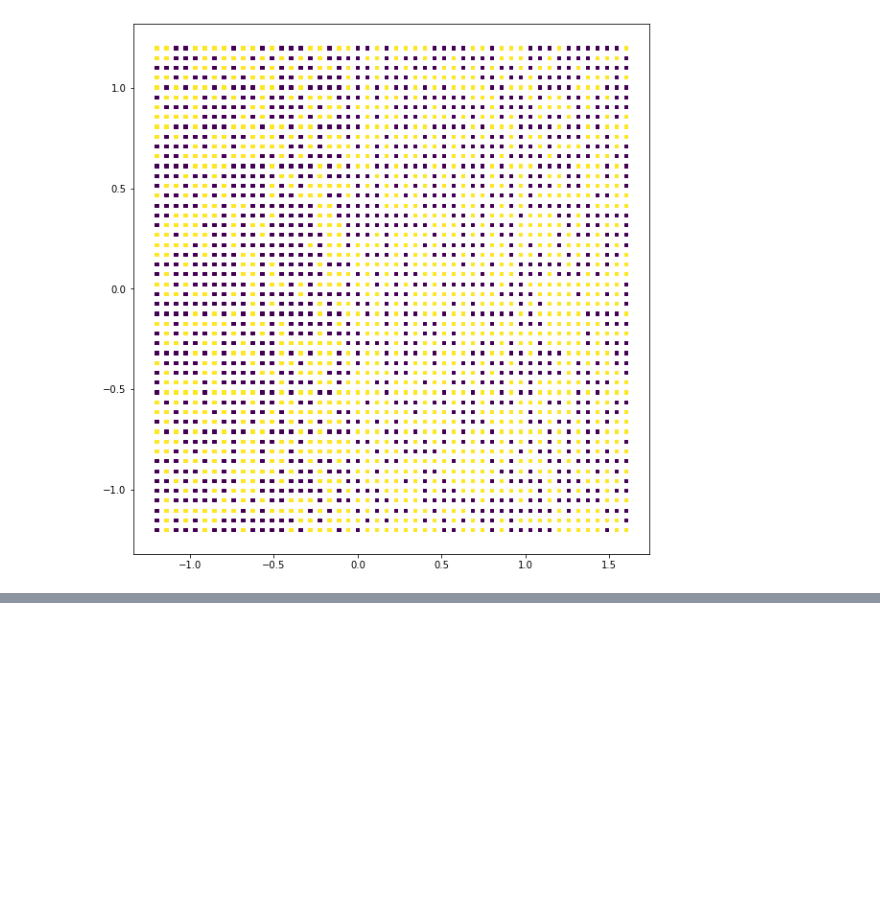
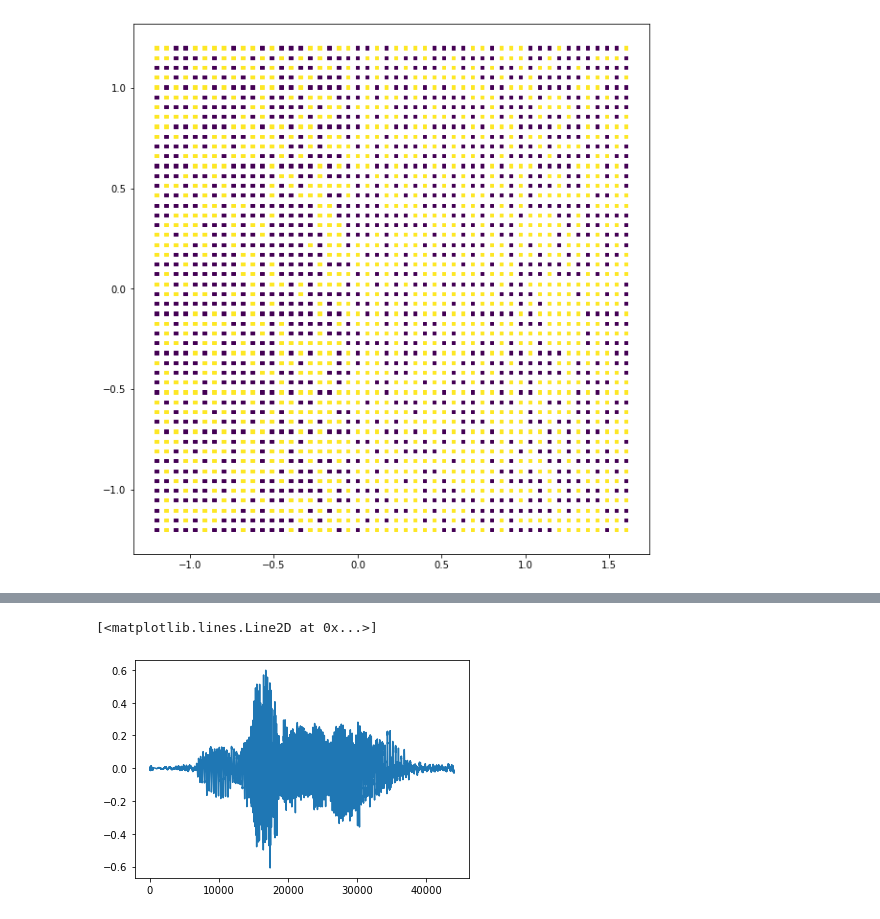
Before and after one commit to junjy007/ml_examples, a Jupyter notebook: 4_LinearModel.ipynb, the cells around one changed output, grey strips where cells are left out. Drawn from its saved outputs; the diff is of its cells as text; code cells hidden in the pictures; blank space fills up the shorter version.

```diff
--- a/4_LinearModel.ipynb
+++ b/4_LinearModel.ipynb
@@ -247,0 +314,2 @@ ax2.scatter(xgrid, ygrid, c=gridpred, s=10, marker='s')
+# %%
+audios_class2 = []
@@ -247,0 +323,18 @@ ax2.scatter(xgrid, ygrid, c=gridpred, s=10, marker='s')
+# %%
+import os
+import pickle
+if not os.path.exists("Data/Sounds.pkl"):
+    with open("Data/Sounds.pkl", "wb") as f:
+        pickle.dump([audios_class1, audios_class2], f)
+# %%
+import pickle
+with open("Data/Sounds.pkl", "rb") as f:
+    audios_class1, audios_class2 = pickle.load(f)
+# %%
+import sounddevice as sd
+sd.play(audios_class1[2])
+i = 10
+plt.plot(np.arange(len(audios_class1[i])), audios_class1[i])
+# %% [output]
+[<matplotlib.lines.Line2D at 0x...>]
+[figure, added]
```
Also changed, not shown: parts of 14 cells of this notebook, 6 other files.
